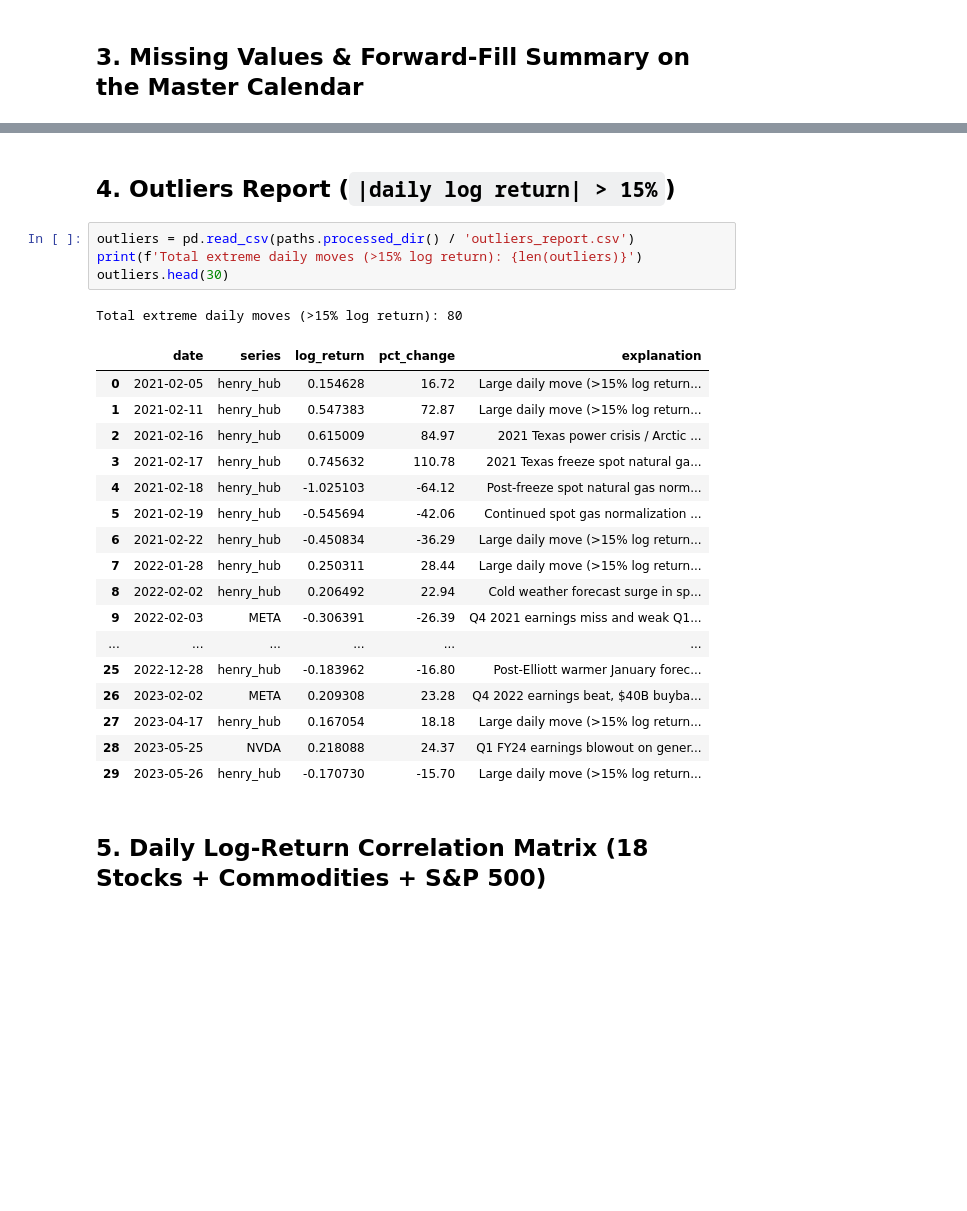
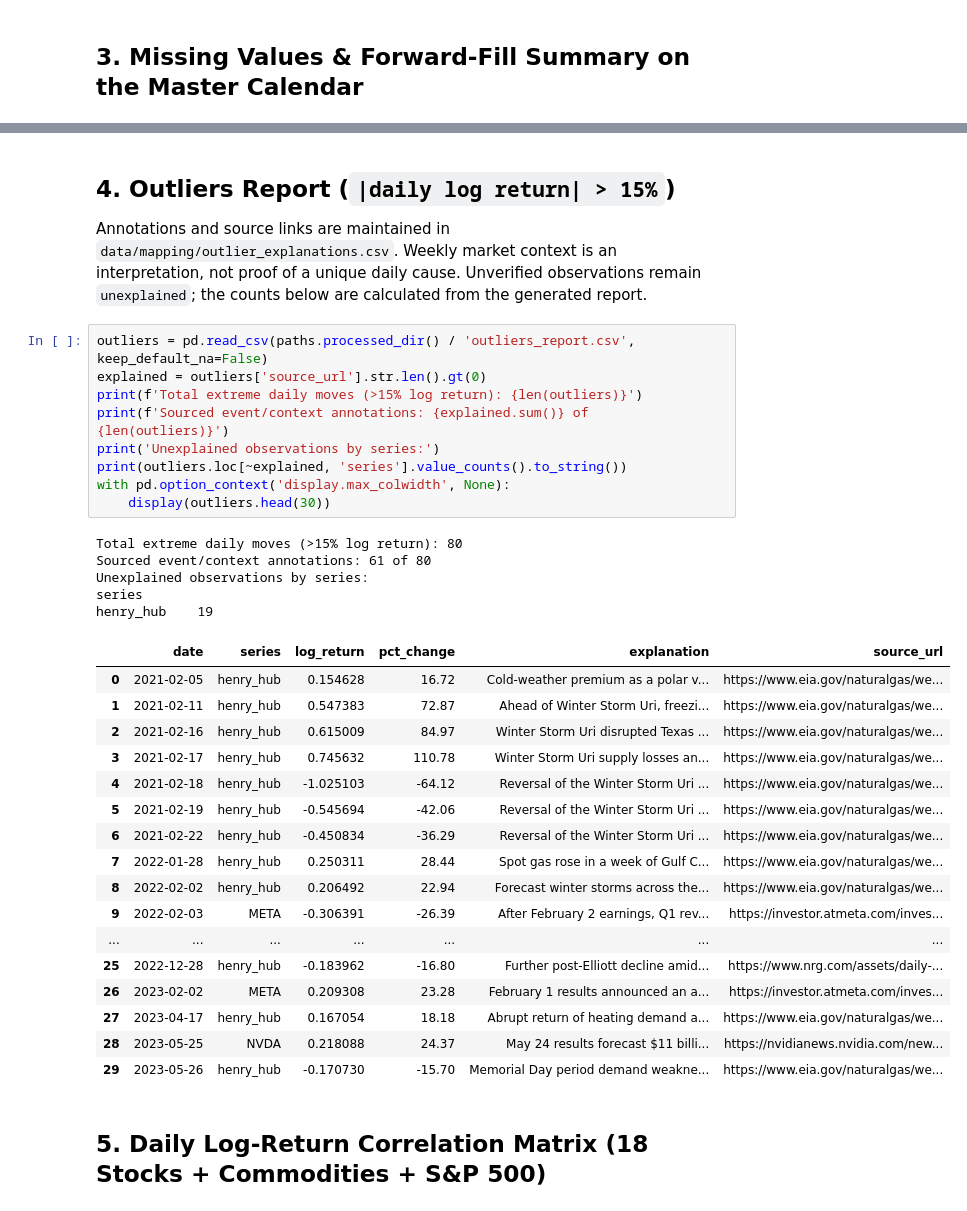
Before and after one commit to dmitrykitty/stock-exchange-simulation, a Jupyter notebook: notebooks/01_data_overview.ipynb, the cells around one changed output, grey strips where cells are left out. Drawn from its saved outputs; the diff is of its cells as text; blank space fills up the shorter version.

Commit message:
data: source outlier explanations

```diff
--- a/notebooks/01_data_overview.ipynb
+++ b/notebooks/01_data_overview.ipynb
@@ -100,29 +100,40 @@ pd.DataFrame(gap_rows)
 | 5 | copper_usd_per_lb | Yahoo Futures | 0 | 0 | forward-fill up to 3 consecutive ... |  |
 # %% [markdown]
 ## 4. Outliers Report (`|daily log return| > 15%`)
+
+Annotations and source links are maintained in `data/mapping/outlier_explanations.csv`. Weekly market context is an interpretation, not proof of a unique daily cause. Unverified observations remain `unexplained`; the counts below are calculated from the generated report.
 # %%
-outliers = pd.read_csv(paths.processed_dir() / 'outliers_report.csv')
+outliers = pd.read_csv(paths.processed_dir() / 'outliers_report.csv', keep_default_na=False)
+explained = outliers['source_url'].str.len().gt(0)
 print(f'Total extreme daily moves (>15% log return): {len(outliers)}')
-outliers.head(30)
+print(f'Sourced event/context annotations: {explained.sum()} of {len(outliers)}')
+print('Unexplained observations by series:')
+print(outliers.loc[~explained, 'series'].value_counts().to_string())
+with pd.option_context('display.max_colwidth', None):
+    display(outliers.head(30))
 # %% [output]
 Total extreme daily moves (>15% log return): 80
+Sourced event/context annotations: 61 of 80
+Unexplained observations by series:
+series
+henry_hub    19
-|  | date | series | log_return | pct_change | explanation |
-| 0 | 2021-02-05 | henry_hub | 0.154628 | 16.72 | Large daily move (>15% log return... |
-| 1 | 2021-02-11 | henry_hub | 0.547383 | 72.87 | Large daily move (>15% log return... |
-| 2 | 2021-02-16 | henry_hub | 0.615009 | 84.97 | 2021 Texas power crisis / Arctic ... |
-| 3 | 2021-02-17 | henry_hub | 0.745632 | 110.78 | 2021 Texas freeze spot natural ga... |
-| 4 | 2021-02-18 | henry_hub | -1.025103 | -64.12 | Post-freeze spot natural gas norm... |
-| 5 | 2021-02-19 | henry_hub | -0.545694 | -42.06 | Continued spot gas normalization ... |
-| 6 | 2021-02-22 | henry_hub | -0.450834 | -36.29 | Large daily move (>15% log return... |
-| 7 | 2022-01-28 | henry_hub | 0.250311 | 28.44 | Large daily move (>15% log return... |
-| 8 | 2022-02-02 | henry_hub | 0.206492 | 22.94 | Cold weather forecast surge in sp... |
-| 9 | 2022-02-03 | META | -0.306391 | -26.39 | Q4 2021 earnings miss and weak Q1... |
-| ... | ... | ... | ... | ... | ... |
-| 25 | 2022-12-28 | henry_hub | -0.183962 | -16.80 | Post-Elliott warmer January forec... |
-| 26 | 2023-02-02 | META | 0.209308 | 23.28 | Q4 2022 earnings beat, $40B buyba... |
-| 27 | 2023-04-17 | henry_hub | 0.167054 | 18.18 | Large daily move (>15% log return... |
-| 28 | 2023-05-25 | NVDA | 0.218088 | 24.37 | Q1 FY24 earnings blowout on gener... |
-| 29 | 2023-05-26 | henry_hub | -0.170730 | -15.70 | Large daily move (>15% log return... |
+|  | date | series | log_return | pct_change | explanation | source_url |
+| 0 | 2021-02-05 | henry_hub | 0.154628 | 16.72 | Cold-weather premium as a polar v... | https://www.eia.gov/naturalgas/we... |
+| 1 | 2021-02-11 | henry_hub | 0.547383 | 72.87 | Ahead of Winter Storm Uri, freezi... | https://www.eia.gov/naturalgas/we... |
+| 2 | 2021-02-16 | henry_hub | 0.615009 | 84.97 | Winter Storm Uri disrupted Texas ... | https://www.eia.gov/naturalgas/we... |
+| 3 | 2021-02-17 | henry_hub | 0.745632 | 110.78 | Winter Storm Uri supply losses an... | https://www.eia.gov/naturalgas/we... |
+| 4 | 2021-02-18 | henry_hub | -1.025103 | -64.12 | Reversal of the Winter Storm Uri ... | https://www.eia.gov/naturalgas/we... |
+| 5 | 2021-02-19 | henry_hub | -0.545694 | -42.06 | Reversal of the Winter Storm Uri ... | https://www.eia.gov/naturalgas/we... |
+| 6 | 2021-02-22 | henry_hub | -0.450834 | -36.29 | Reversal of the Winter Storm Uri ... | https://www.eia.gov/naturalgas/we... |
+| 7 | 2022-01-28 | henry_hub | 0.250311 | 28.44 | Spot gas rose in a week of Gulf C... | https://www.eia.gov/naturalgas/we... |
+| 8 | 2022-02-02 | henry_hub | 0.206492 | 22.94 | Forecast winter storms across the... | https://www.eia.gov/naturalgas/we... |
+| 9 | 2022-02-03 | META | -0.306391 | -26.39 | After February 2 earnings, Q1 rev... | https://investor.atmeta.com/inves... |
+| ... | ... | ... | ... | ... | ... | ... |
+| 25 | 2022-12-28 | henry_hub | -0.183962 | -16.80 | Further post-Elliott decline amid... | https://www.nrg.com/assets/daily-... |
+| 26 | 2023-02-02 | META | 0.209308 | 23.28 | February 1 results announced an a... | https://investor.atmeta.com/inves... |
+| 27 | 2023-04-17 | henry_hub | 0.167054 | 18.18 | Abrupt return of heating demand a... | https://www.eia.gov/naturalgas/we... |
+| 28 | 2023-05-25 | NVDA | 0.218088 | 24.37 | May 24 results forecast $11 billi... | https://nvidianews.nvidia.com/new... |
+| 29 | 2023-05-26 | henry_hub | -0.170730 | -15.70 | Memorial Day period demand weakne... | https://www.eia.gov/naturalgas/we... |
 # %% [markdown]
 ## 5. Daily Log-Return Correlation Matrix (18 Stocks + Commodities + S&P 500)
 # %%
```
Also changed, not shown: parts of 1 cell of this notebook, 4 other files.
